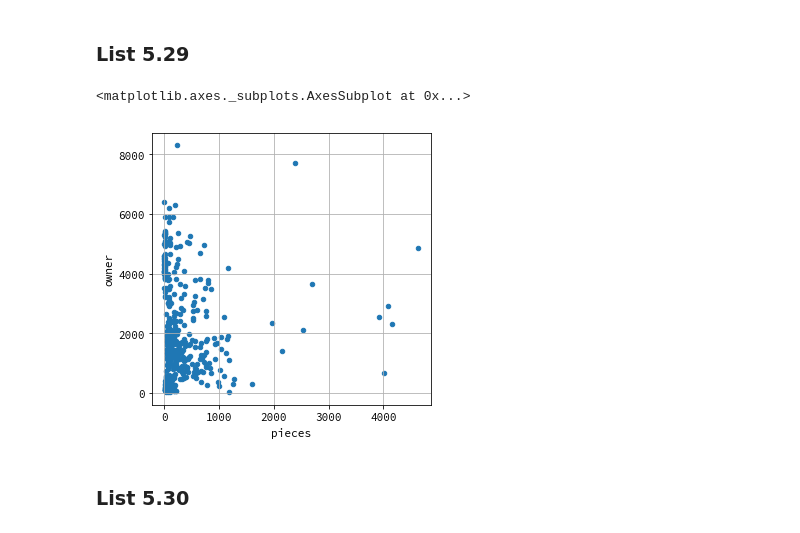
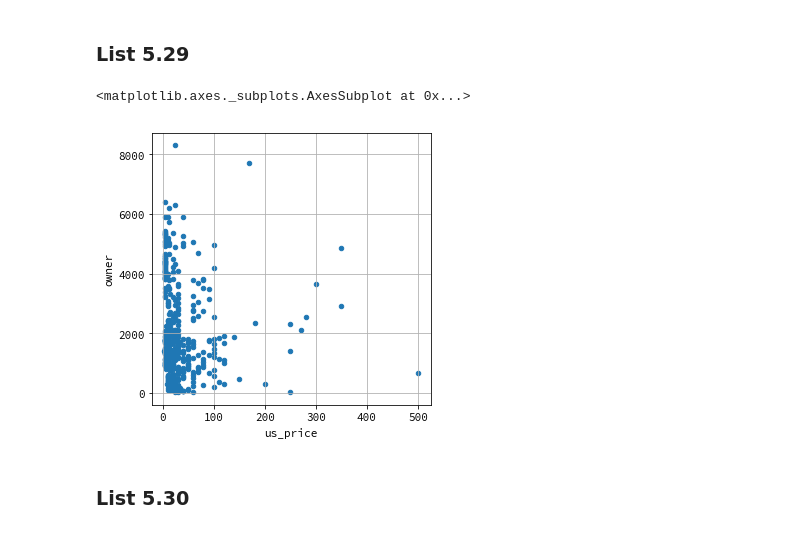
Before and after one commit to pyfirst/samplecode, a Jupyter notebook: 5_pydata/sample-code-5.3-5.4.ipynb, the cells around one changed output. Drawn from its saved outputs; the diff is of its cells as text; code cells hidden in the pictures.

```diff
--- a/5_pydata/sample-code-5.3-5.4.ipynb
+++ b/5_pydata/sample-code-5.3-5.4.ipynb
@@ -242,10 +242,11 @@ lego_df.plot.scatter(x='pieces', y='us_price', grid=True, figsize=(5, 5))
 # %% [markdown]
 ### List 5.29
 # %%
-lego_df.plot.scatter(x='pieces', y='owner', grid=True, figsize=(5, 5))
+# 右記のコードは誤り: lego_df.plot.scatter(x='pieces', y='owner', grid=True, figsize=(5, 5))
+lego_df.plot.scatter(x='us_price', y='owner', grid=True, figsize=(5, 5))
 # %% [output]
 <matplotlib.axes._subplots.AxesSubplot at 0x...>
-[figure, old version]
+[figure, new version]
 # %% [markdown]
 ### List 5.30
 # %%
```
